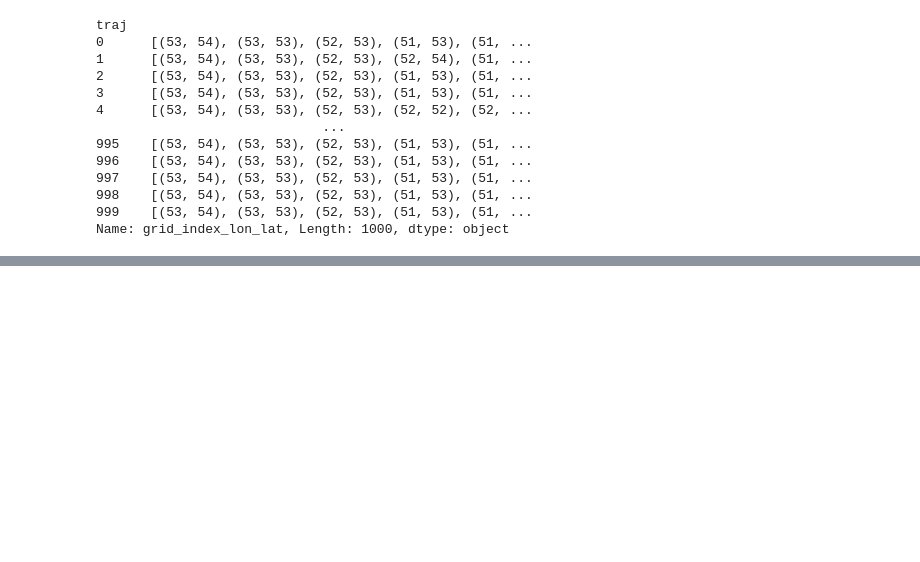
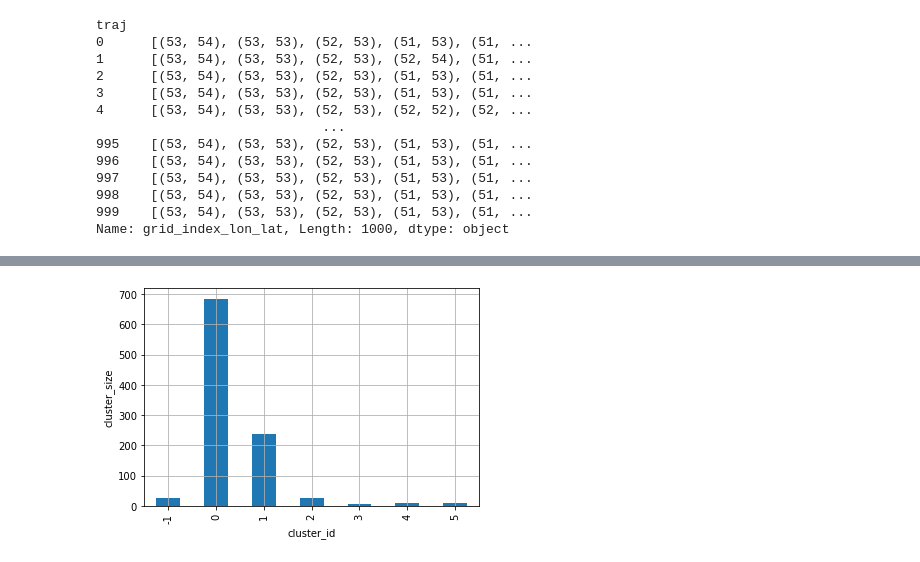
Before and after one commit to willirath/lagrangian_trajectory_clustering, a Jupyter notebook: notebooks/2022-06-25_full_workflow.ipynb, the cells around one changed output, grey strips where cells are left out. Cells and saved outputs as stored; diff of their text form; code cells hidden in the pictures; blank space fills up the shorter version.

```diff
--- a/notebooks/2022-06-25_full_workflow.ipynb
+++ b/notebooks/2022-06-25_full_workflow.ipynb
@@ -214,5 +242,10 @@ cluster_id.plot()
 # %%
-cluster_id.plot.hist()
+ax = cluster_id.value_counts().sort_index().plot.bar()
+ax.set_xlabel("cluster_id")
+ax.set_ylabel("cluster_size")
+ax.grid();
+# %% [output]
+[figure, added]
 # %%
 # _data = raw_data_roundtrip.join(cluster_id)
 _data = raw_data.join(cluster_id)
```
Also changed, not shown: parts of 22 cells of this notebook.
